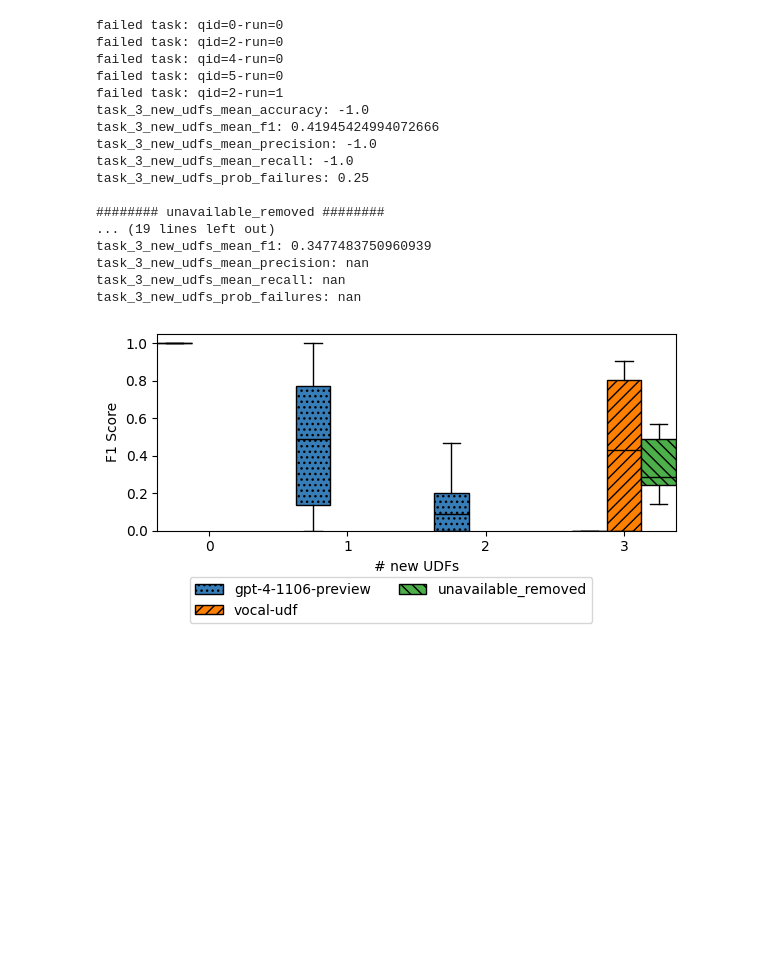
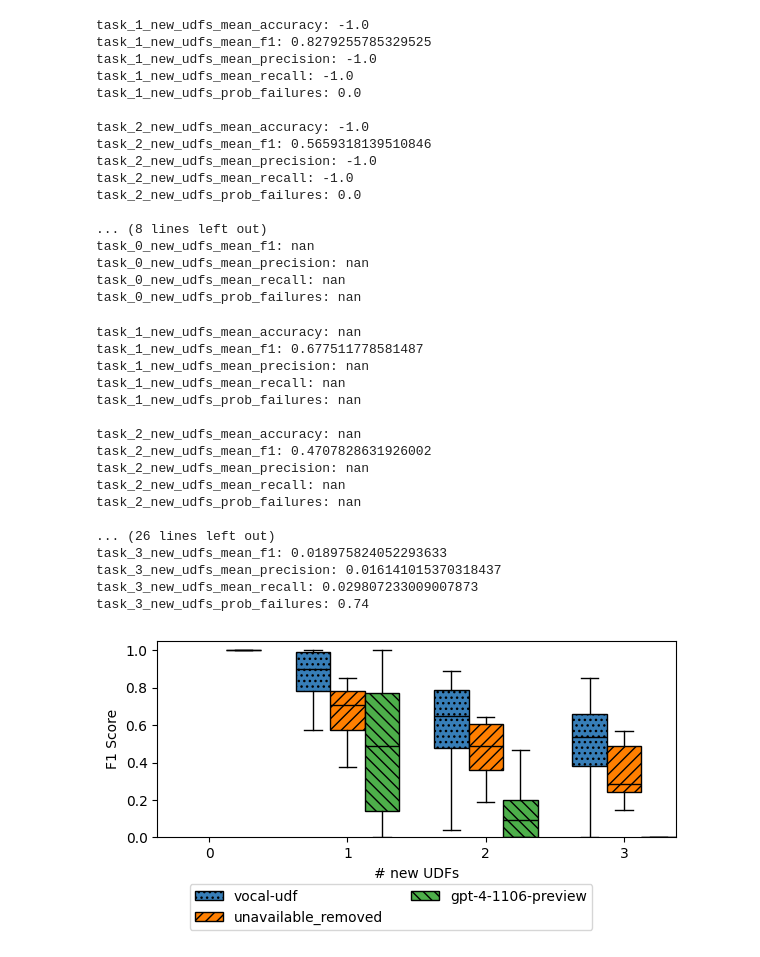
Before and after one commit to uwdb/VOCAL-UDF, a Jupyter notebook: experiments/analysis/clevrer.ipynb, the cells around one changed output. Cells and saved outputs as stored; diff of their text form; code cells hidden in the pictures; blank space fills up the shorter version.

Commit message:
evaluate subquery performance; separate udf generation and query execution steps; experiment with different number of unavailable udfs

```diff
--- a/experiments/analysis/clevrer.ipynb
+++ b/experiments/analysis/clevrer.ipynb
@@ -16,7 +16,7 @@ CB_color_cycle = ['#377eb8', '#ff7f00', '#4daf4a',
                   '#999999', '#e41a1c', '#dede00']
 # %%
 # Define LLM models, tasks, number of new UDFs, and hatch patterns
-llm_models = ['gpt-4-1106-preview', 'vocal-udf', 'unavailable_removed']
+llm_models = ['vocal-udf', 'unavailable_removed', 'gpt-4-1106-preview']
 tasks = [f"{i}_new_udfs" for i in range(4)]
 num_new_udfs = [0, 1, 2, 3]
 # num_new_udfs = [0, 1]
@@ -32,7 +32,8 @@ for i, llm_model in enumerate(llm_models):
     f1_data = []
 
     # Iterate through tasks
-    for task in tasks:
+    for task_id in range(4):
+        task = f"{task_id}_new_udfs"
         accuracy_list = []
         f1_list = []
         precision_list = []
@@ -41,21 +42,20 @@ for i, llm_model in enumerate(llm_models):
 
         # Iterate through runs and questions
         if llm_model in ["unavailable_removed"]:
-            if '3' in task:
+            if task_id != 0:
                 for question_id in range(10):
-                    with open(os.path.join(config['log_dir'], "udf_generation", "clevrer", "queries_unavailable_udfs_removed", f"qid={question_id}.log"), "r") as f:
+                    with open(os.path.join(config['log_dir'], "query_execution", "clevrer", f"num_missing_udfs={task_id}", "queries_unavailable_udfs_removed", f"qid={question_id}.log"), "r") as f:
                         last_line = f.readlines()[-1]
                     f1_score_pattern = r"F1 score: ([0-9.]+)"
                     match = re.search(f1_score_pattern, last_line)
                     f1_score = float(match.group(1))
                     f1_list.append(f1_score)
         elif llm_model in ['vocal-udf']:
-            for run_id in range(2):
-                for question_id in range(10):
-                    if '3' in task:
+            if task_id != 0:
+                for run_id in range(1):
+                    for question_id in range(10):
                         try:
-                            with_kwargs = "with_kwargs" if llm_model == "vocal-udf-with_kwargs" else "without_kwargs"
-                            with open(os.path.join(config['log_dir'], "udf_generation", "clevrer", "ninterp=10-nparams=10-kwargs=True-pixels=True-pretrained_models=False-ntrain_distill=100-selection=both-labels=user-budget=20", f"qid={question_id}-run={run_id}.log"), "r") as f:
+                            with open(os.path.join(config['log_dir'], "query_execution", "clevrer", f"num_missing_udfs={task_id}", "ninterp=10-nparams=10-kwargs=True-pixels=True-pretrained_models=False-ntrain_distill=100-selection=both-labels=user-budget=20", f"qid={question_id}-run={run_id}.log"), "r") as f:
                                 target_line = f.readlines()[-2]
                             f1_score_pattern = r"F1 score: ([0-9.]+)"
                             match = re.search(f1_score_pattern, target_line)
@@ -73,7 +73,6 @@ for i, llm_model in enumerate(llm_models):
                         except Exception as e:
                             print(e)
                             continue
-
         else:
             for run_id in range(5):
                 for question_id in range(10):
@@ -143,18 +131,35 @@ task_2_new_udfs_prob_failures: nan
-failed task: qid=0-run=0
-failed task: qid=2-run=0
-failed task: qid=4-run=0
-failed task: qid=5-run=0
-failed task: qid=2-run=1
-task_3_new_udfs_mean_accuracy: -1.0
-task_3_new_udfs_mean_f1: 0.41945424994072666
-task_3_new_udfs_mean_precision: -1.0
-task_3_new_udfs_mean_recall: -1.0
-task_3_new_udfs_prob_failures: 0.25
+task_1_new_udfs_mean_accuracy: -1.0
+task_1_new_udfs_mean_f1: 0.8279255785329525
+task_1_new_udfs_mean_precision: -1.0
+task_1_new_udfs_mean_recall: -1.0
+task_1_new_udfs_prob_failures: 0.0
 
-######## unavailable_removed ########
-... (19 lines left out)
-task_3_new_udfs_mean_f1: 0.3477483750960939
-task_3_new_udfs_mean_precision: nan
-task_3_new_udfs_mean_recall: nan
-task_3_new_udfs_prob_failures: nan
+task_2_new_udfs_mean_accuracy: -1.0
+task_2_new_udfs_mean_f1: 0.5659318139510846
+task_2_new_udfs_mean_precision: -1.0
+task_2_new_udfs_mean_recall: -1.0
+task_2_new_udfs_prob_failures: 0.0
+
+... (8 lines left out)
+task_0_new_udfs_mean_f1: nan
+task_0_new_udfs_mean_precision: nan
+task_0_new_udfs_mean_recall: nan
+task_0_new_udfs_prob_failures: nan
+task_1_new_udfs_mean_accuracy: nan
+task_1_new_udfs_mean_f1: 0.677511778581487
+task_1_new_udfs_mean_precision: nan
+task_1_new_udfs_mean_recall: nan
+task_1_new_udfs_prob_failures: nan
+
+task_2_new_udfs_mean_accuracy: nan
+task_2_new_udfs_mean_f1: 0.4707828631926002
+task_2_new_udfs_mean_precision: nan
+task_2_new_udfs_mean_recall: nan
+task_2_new_udfs_prob_failures: nan
+
+... (26 lines left out)
+task_3_new_udfs_mean_f1: 0.018975824052293633
+task_3_new_udfs_mean_precision: 0.016141015370318437
+task_3_new_udfs_mean_recall: 0.029807233009007873
+task_3_new_udfs_prob_failures: 0.74
-[figure, old version]
+[figure, new version]
```
Also changed, not shown: parts of 1 cell of this notebook, 13 other files.
